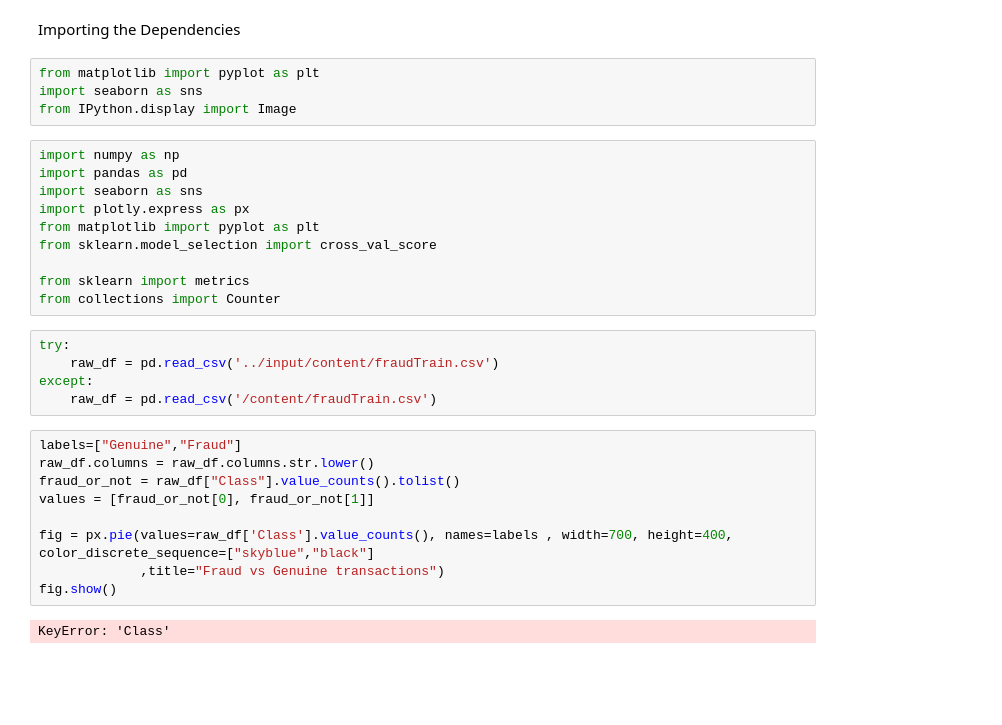
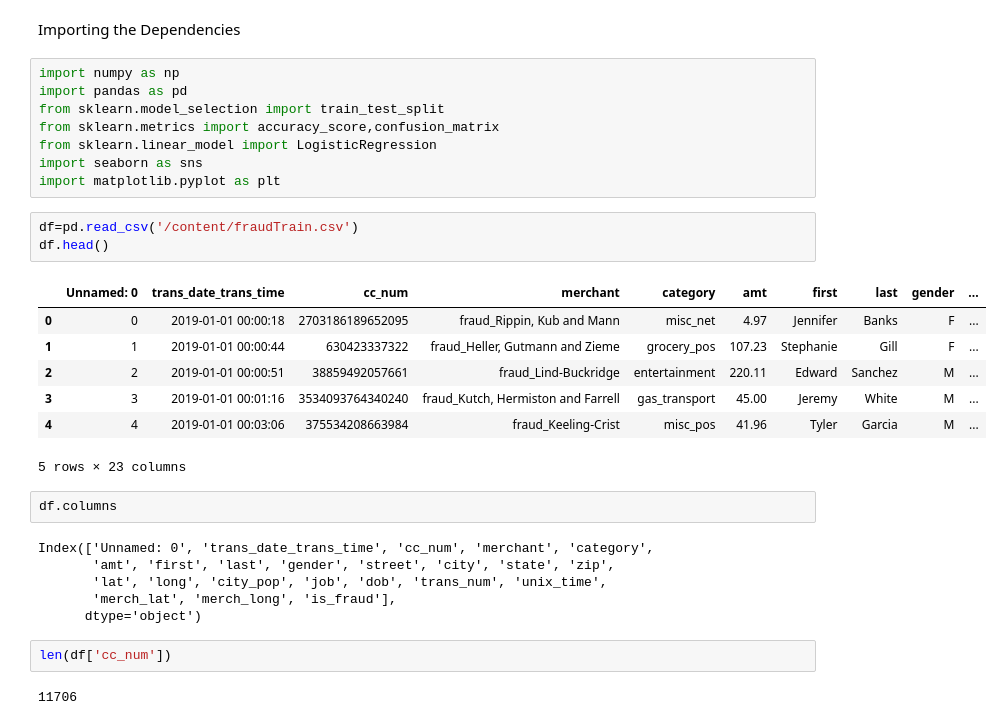
Before and after one commit to Priya-gawhane/CODSOFT, a Jupyter notebook: Credit_card_fraud_codsoft.ipynb, the cells around one changed output. Cells and saved outputs as stored; diff of their text form; blank space fills up the shorter version.

```diff
--- a/Credit_card_fraud_codsoft.ipynb
+++ b/Credit_card_fraud_codsoft.ipynb
@@ -2,33 +2,34 @@
 <a href="https://colab.research.google.com/github/Priya-gawhane/CODSOFT/blob/main/Credit_card_fraud_codsoft.ipynb" target="_parent"><img src="https://colab.research.google.com/assets/colab-badge.svg" alt="Open In Colab"/></a>
 # %% [markdown]
 Importing the Dependencies
-# %%
-from matplotlib import pyplot as plt
-import seaborn as sns
-from IPython.display import Image
 # %%
 import numpy as np
 import pandas as pd
+from sklearn.model_selection import train_test_split
+from sklearn.metrics import accuracy_score,confusion_matrix
+from sklearn.linear_model import LogisticRegression
 import seaborn as sns
-import plotly.express as px
-from matplotlib import pyplot as plt
-from sklearn.model_selection import cross_val_score
-
-from sklearn import metrics
-from collections import Counter
+import matplotlib.pyplot as plt
-# %%
-try:
-    raw_df = pd.read_csv('../input/content/fraudTrain.csv')
-except:
-    raw_df = pd.read_csv('/content/fraudTrain.csv')
-# %%
-labels=["Genuine","Fraud"]
-raw_df.columns = raw_df.columns.str.lower()
-fraud_or_not = raw_df["Class"].value_counts().tolist()
-values = [fraud_or_not[0], fraud_or_not[1]]
-
-fig = px.pie(values=raw_df['Class'].value_counts(), names=labels , width=700, height=400, color_discrete_sequence=["skyblue","black"]
-             ,title="Fraud vs Genuine transactions")
-fig.show()
-# %% [output]
-KeyError: 'Class'
+# %%
+df=pd.read_csv('/content/fraudTrain.csv')
+df.head()
+# %% [output]
+|  | Unnamed: 0 | trans_date_trans_time | cc_num | merchant | category | amt | first | last | gender | ... |
+| 0 | 0 | 2019-01-01 00:00:18 | 2703186189652095 | fraud_Rippin, Kub and Mann | misc_net | 4.97 | Jennifer | Banks | F | ... |
+| 1 | 1 | 2019-01-01 00:00:44 | 630423337322 | fraud_Heller, Gutmann and Zieme | grocery_pos | 107.23 | Stephanie | Gill | F | ... |
+| 2 | 2 | 2019-01-01 00:00:51 | 38859492057661 | fraud_Lind-Buckridge | entertainment | 220.11 | Edward | Sanchez | M | ... |
+| 3 | 3 | 2019-01-01 00:01:16 | 3534093764340240 | fraud_Kutch, Hermiston and Farrell | gas_transport | 45.00 | Jeremy | White | M | ... |
+| 4 | 4 | 2019-01-01 00:03:06 | 375534208663984 | fraud_Keeling-Crist | misc_pos | 41.96 | Tyler | Garcia | M | ... |
+5 rows × 23 columns
+# %%
+df.columns
+# %% [output]
+Index(['Unnamed: 0', 'trans_date_trans_time', 'cc_num', 'merchant', 'category',
+       'amt', 'first', 'last', 'gender', 'street', 'city', 'state', 'zip',
+       'lat', 'long', 'city_pop', 'job', 'dob', 'trans_num', 'unix_time',
+       'merch_lat', 'merch_long', 'is_fraud'],
+      dtype='object')
+# %%
+len(df['cc_num'])
+# %% [output]
+11706
```
Also changed, not shown: parts of 7 cells of this notebook.
